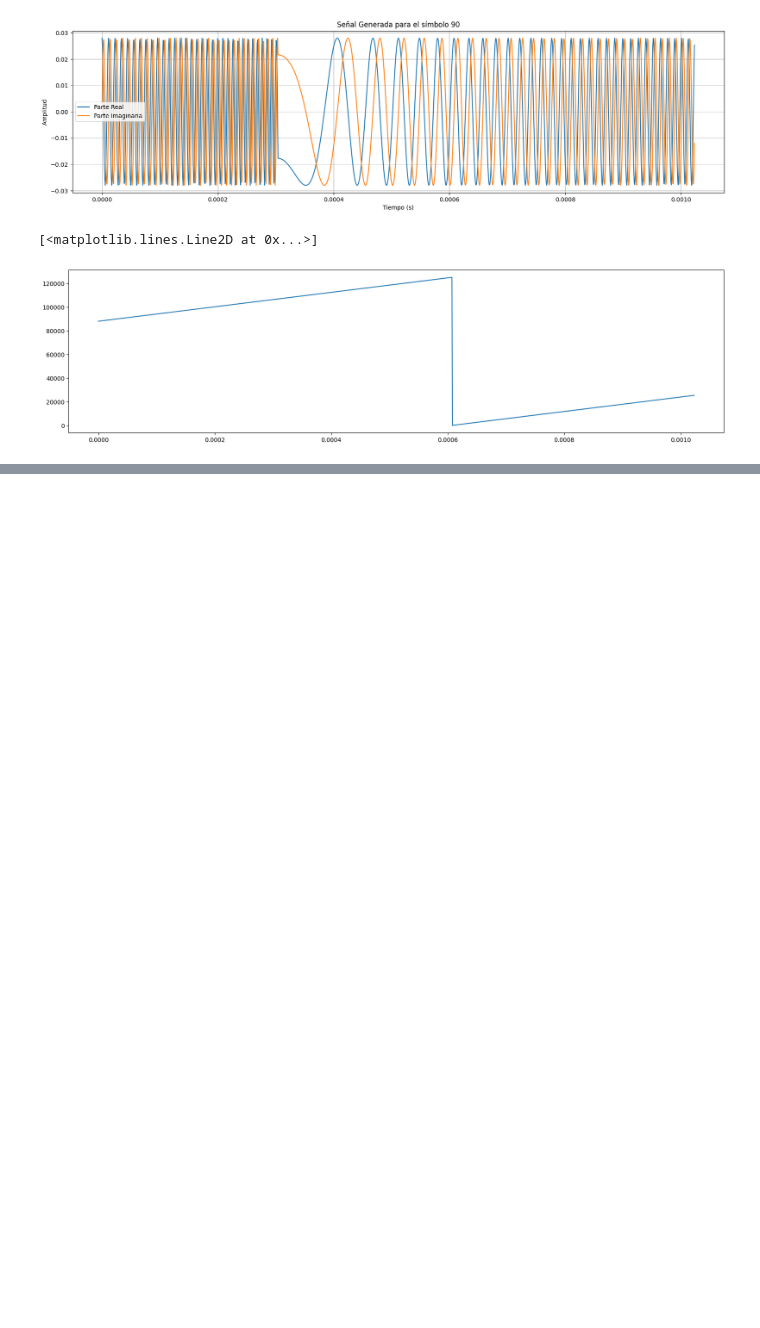
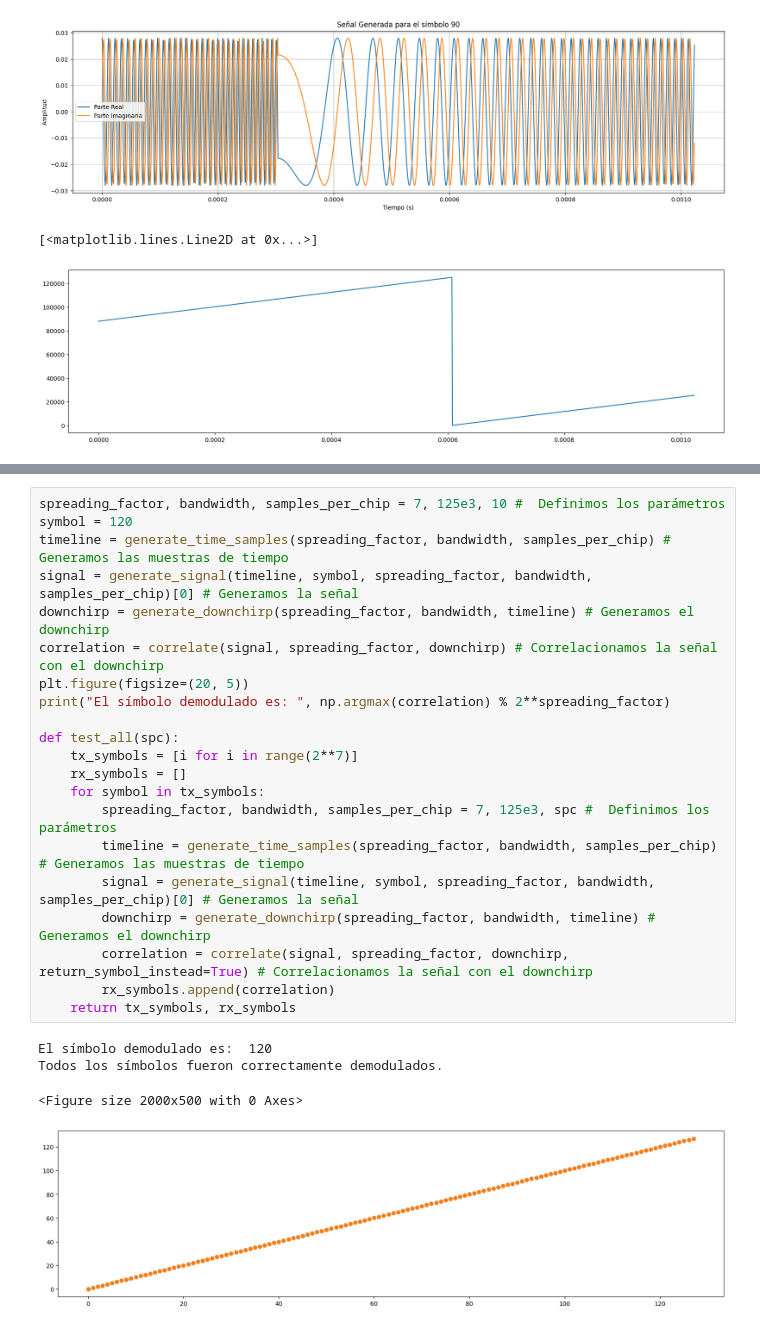
Before and after one commit to stefaema/LoRaSimulator, a Jupyter notebook: Definitive/lora_concept_breakdown.ipynb, the cells around one changed output, grey strips where cells are left out. Saved outputs shown, nothing was run; the diff lists cells and outputs as text; blank space fills up the shorter version.

```diff
--- a/Definitive/lora_concept_breakdown.ipynb
+++ b/Definitive/lora_concept_breakdown.ipynb
@@ -285,0 +343,26 @@ plt.plot(timeline, f_test)
+# %%
+spreading_factor, bandwidth, samples_per_chip = 7, 125e3, 10 #  Definimos los parámetros
+symbol = 120
+timeline = generate_time_samples(spreading_factor, bandwidth, samples_per_chip) # Generamos las muestras de tiempo
+signal = generate_signal(timeline, symbol, spreading_factor, bandwidth, samples_per_chip)[0] # Generamos la señal
+downchirp = generate_downchirp(spreading_factor, bandwidth, timeline) # Generamos el downchirp
+correlation = correlate(signal, spreading_factor, downchirp) # Correlacionamos la señal con el downchirp
+plt.figure(figsize=(20, 5))
+print("El símbolo demodulado es: ", np.argmax(correlation) % 2**spreading_factor)
+
+def test_all(spc):
+    tx_symbols = [i for i in range(2**7)]
+    rx_symbols = []
+    for symbol in tx_symbols:
+        spreading_factor, bandwidth, samples_per_chip = 7, 125e3, spc #  Definimos los parámetros
+        timeline = generate_time_samples(spreading_factor, bandwidth, samples_per_chip) # Generamos las muestras de tiempo
+        signal = generate_signal(timeline, symbol, spreading_factor, bandwidth, samples_per_chip)[0] # Generamos la señal
+        downchirp = generate_downchirp(spreading_factor, bandwidth, timeline) # Generamos el downchirp
+        correlation = correlate(signal, spreading_factor, downchirp, return_symbol_instead=True) # Correlacionamos la señal con el downchirp
+        rx_symbols.append(correlation)
+    return tx_symbols, rx_symbols
+# %% [output]
+El símbolo demodulado es:  120
+Todos los símbolos fueron correctamente demodulados.
+<Figure size 2000x500 with 0 Axes>
+[figure, added]
```
Also changed, not shown: parts of 2 cells of this notebook.
